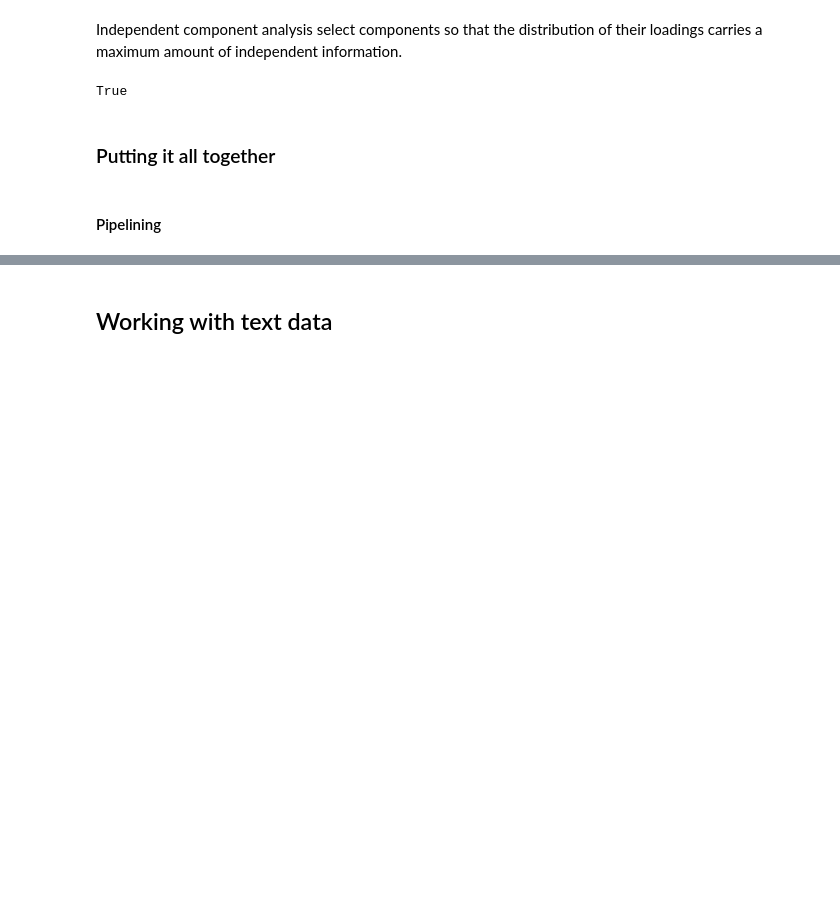
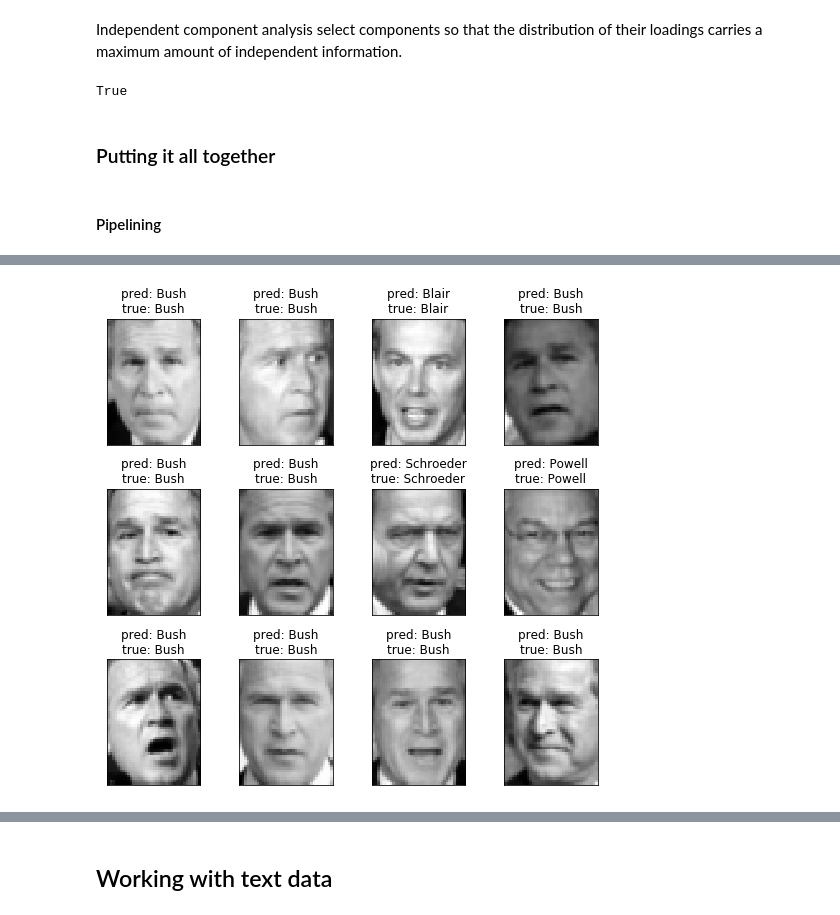
Before and after one commit to EricLiuLR/Scikit_Learn_Doc, a Jupyter notebook: my_note_01.ipynb, the cells around one changed output, grey strips where cells are left out. Cells and saved outputs as stored; diff of their text form; code cells hidden in the pictures; blank space fills up the shorter version.

Commit message:
finish face recognization example, working with text data next

```diff
--- a/my_note_01.ipynb
+++ b/my_note_01.ipynb
@@ -564,0 +563,82 @@ from sklearn.datasets import fetch_lfw_people
+# %%
+from sklearn.model_selection import train_test_split
+from sklearn.model_selection import GridSearchCV
+from sklearn.datasets import fetch_lfw_people
+from sklearn.metrics import classification_report
+from sklearn.metrics import confusion_matrix
+from sklearn.decomposition import PCA
+from sklearn.svm import SVC
+from time import time
+
+lfw_people = fetch_lfw_people(min_faces_per_person=70, resize=0.4)
+
+n_samples, h, w = lfw_people.images.shape
+X = lfw_people.data
+n_features = X.shape[1]
+y = lfw_people.target
+target_names = lfw_people.target_names
+n_classes = target_names.shape[0]
+
+print('Total dataset size:')
+print('n_samples: {}'.format(n_samples))
+print('n_features: {}'.format(n_features))
+print('n_classes: {}'.format(n_classes))
+
+X_train, X_test, y_train, y_test = train_test_split(X, y, test_size=0.25, random_state=42)
+
+n_components = 150
+
+print('Extracting the top {:d} eigenfaces from {:d} faces'.format(n_components, X_train.shape[0]))
+t0 = time()
+pca = PCA(n_components=n_components, svd_solver='randomized', whiten=True).fit(X_train)
+print('done in {:.3f} seconds.'.format(time() - t0))
+
+eigenfaces = pca.components_.reshape(n_components, h, w)
+
+print('Projecting the input data on the eigenfaces orthonormal basis.')
+t0 = time()
+X_train_pca = pca.transform(X_train)
+X_test_pca = pca.transform(X_test)
+print('done in {:.3f}s'.format(time() - t0))
+
+print('Fitting a classifier to the training set.')
+t0 = time()
+param_grid = {
+    'C': [1e3, 1e2, 1e4],
+    'gamma': [0.0001, 0.01, 0.001]
+}
+clf = GridSearchCV(SVC(kernel='rbf', class_weight='balanced'), param_grid, cv=5, n_jobs=4, verbose=True).fit(X_train_pca, y_train)
+print('done in {:.3f}s'.format(time() - t0))
+print('Best estimator found by grid search:')
+print(clf.best_estimator_)
+
+print('Predicting peoples names in the test set')
+t0 = time()
+y_pred = clf.predict(X_test_pca)
+print('done in {:.3f}s'.format(time() - t0))
+print(classification_report(y_test, y_pred, target_names=target_names))
+print(confusion_matrix(y_test, y_pred, labels=range(n_classes)))
+
+def plot_gallery(images, titles, h, w, n_row=3, n_col=4):
+    plt.figure(figsize=(1.8 * n_col, 2.4 * n_row))
+    plt.subplots_adjust(bottom=0, left=0.01, right=0.99, top=0.90, hspace=0.35)
+    for i in range(n_row * n_col):
+        plt.subplot(n_row, n_col, i + 1)
+        plt.imshow(images[i].reshape(h, w), cmap='gray')
+        plt.title(titles[i], size=12)
+        plt.xticks(())
+        plt.yticks(())
+
+def title(y_pred, y_test, target_names, i):
+    pred_name = target_names[y_pred[i]].rsplit(' ', 1)[-1]
+    true_name = target_names[y_test[i]].rsplit(' ', 1)[-1]
+    return 'pred: {}\ntrue: {}'.format(pred_name, true_name)
+
+prediction_titles = [title(y_pred, y_test, target_names, i) for i in range(y_pred.shape[0])]
+
+plot_gallery(X_test, prediction_titles, h, w)
+
+eigenfaces_titles = ['eigenface {}'.format(i) for i in range(eigenfaces.shape[0])]
+plot_gallery(eigenfaces, eigenfaces_titles, h, w)
+plt.show()
+# %% [output]
@@ -564,0 +674 @@ from sklearn.datasets import fetch_lfw_people
+[figure, added]
```
Also changed, not shown: parts of 4 cells of this notebook.
